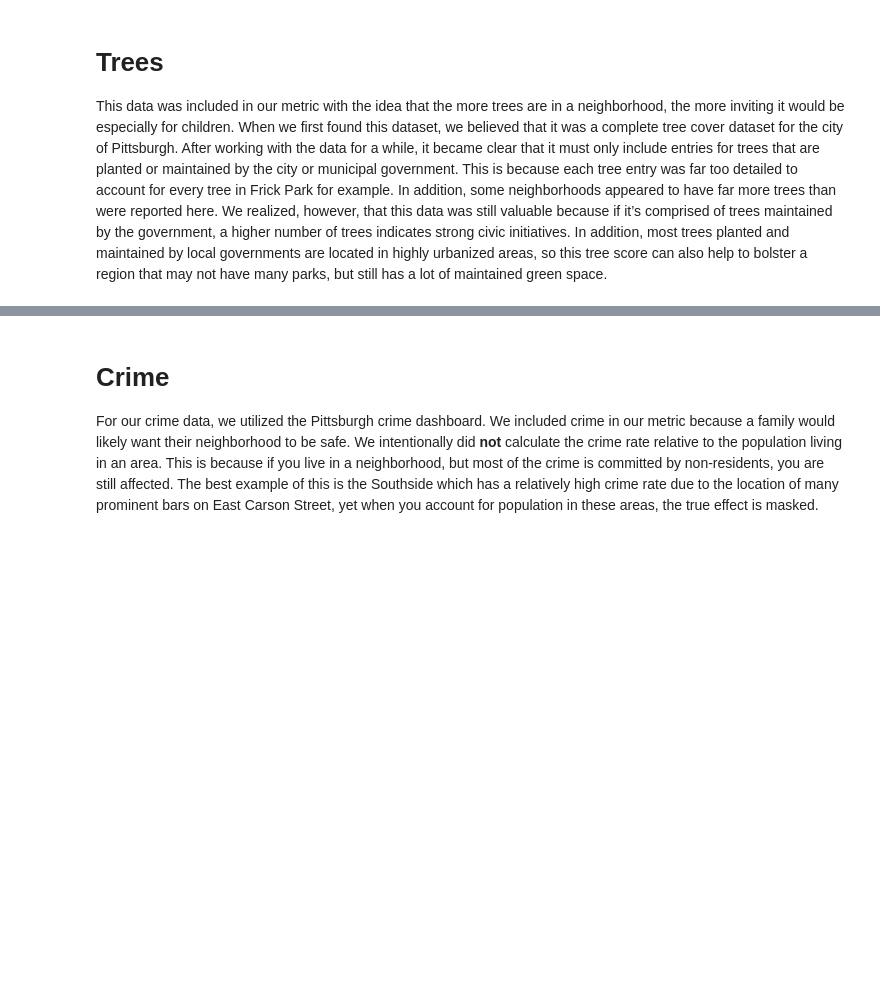
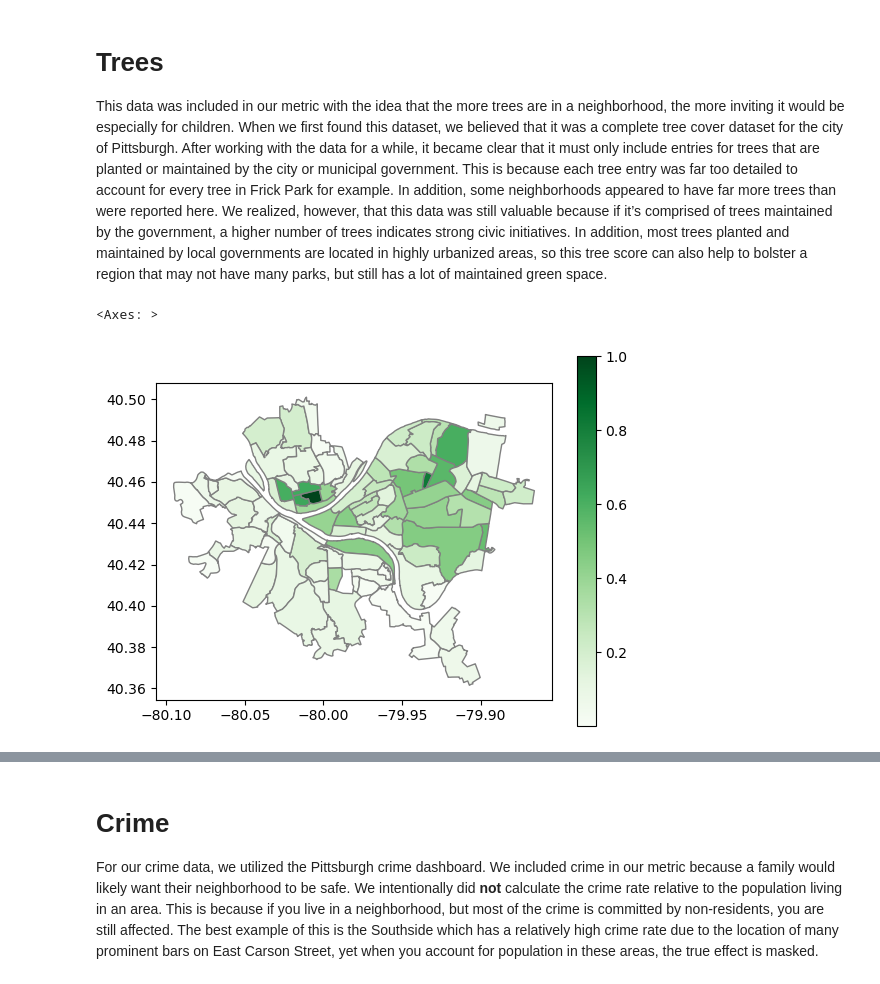
Before and after one commit to YifanXu/big_ideas_final, a Jupyter notebook: final.ipynb, the cells around one changed output, grey strips where cells are left out. Saved outputs shown, nothing was run; the diff lists cells and outputs as text; code cells hidden in the pictures; blank space fills up the shorter version.

```diff
--- a/final.ipynb
+++ b/final.ipynb
@@ -55,0 +34,5 @@ crime_final = neighborhood_crime[['hood', 'crime_count', 'proportion']]
+# %%
+neighborhoods_with_counts.plot(column='proportion',cmap='Greens', edgecolor='gray', legend=True)
+# %% [output]
+<Axes: >
+[figure, added]
```
Also changed, not shown: parts of 30 cells of this notebook, 1 other file.
